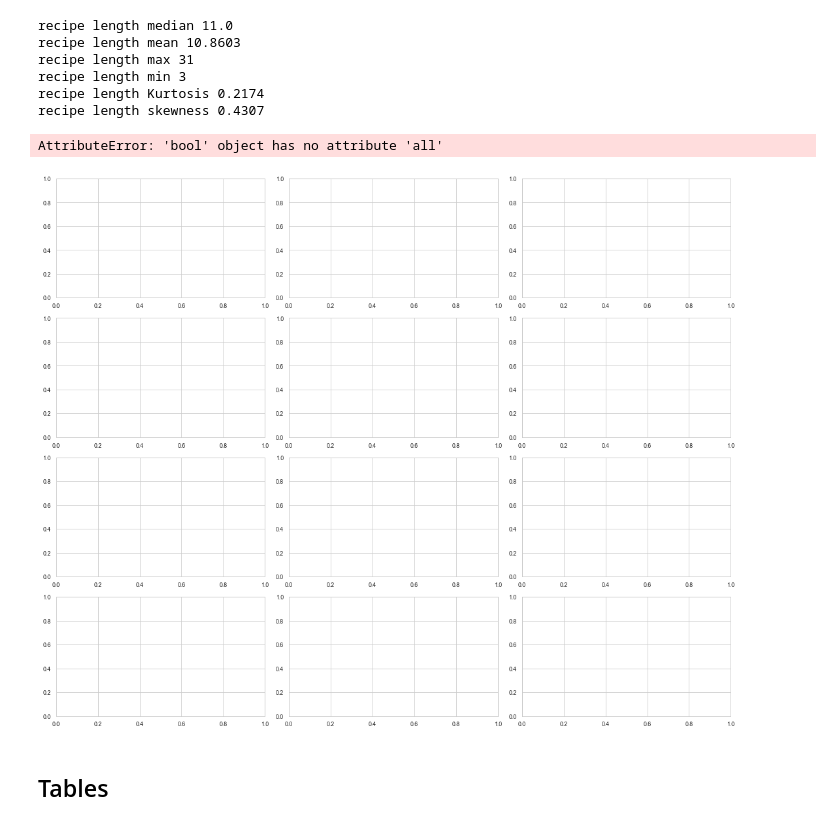
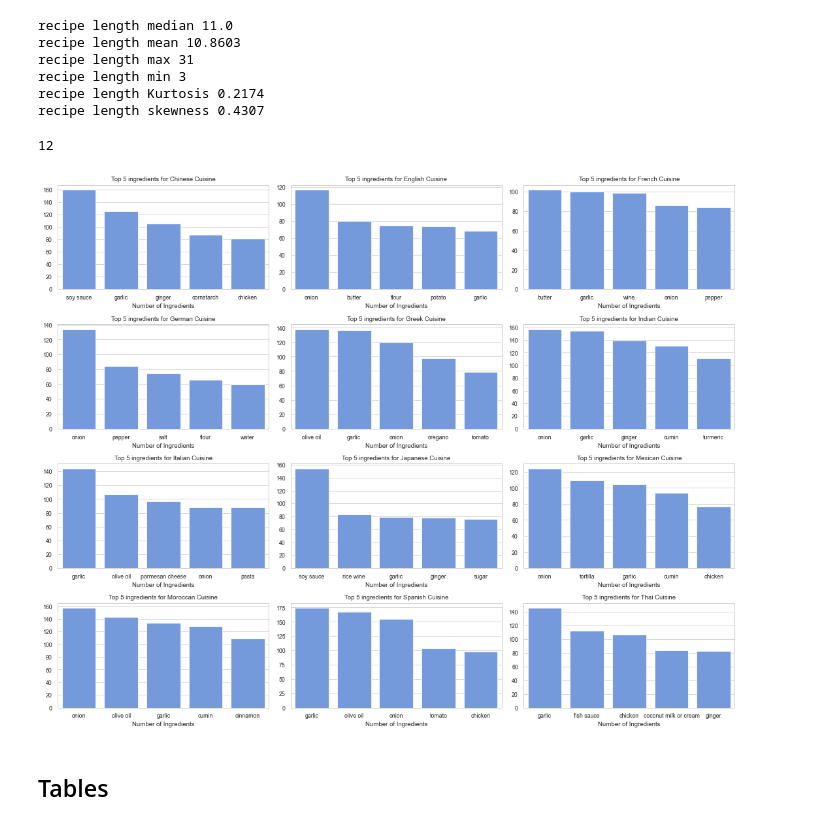
Before and after one commit to TedOiler/dme_gp, a Jupyter notebook: recipes/main.ipynb, the cells around one changed output. Saved outputs shown, nothing was run; the diff lists cells and outputs as text; code cells hidden in the pictures.

Commit message:
Fixed top 5 ingredient per cuisine graph for train data & saved figure

```diff
--- a/recipes/main.ipynb
+++ b/recipes/main.ipynb
@@ -106,28 +106,31 @@ recipe length max 31
 recipe length min 3
 recipe length Kurtosis 0.2174
 recipe length skewness 0.4307
+# %%
+len(y_train_labels.unique())
+# %% [output]
+12
 # %%
 ## Top ingredients per Cuisine
 
-# @nathalie @chris @daniel -> help needed
 n_ing = 5
-ing_list = []
 
 fig, axes = plt.subplots(4,3, figsize=(15,12))
 n = 0
 for i in range(0,4,1):
     for j in range(0,3,1):
         n+=1
-        idx = y_train.index[y_train.values==n]
+        idx = y_train.index[y_train.values == n]
         freq_ing_cuis = X_train.loc[idx].sum()
         most_freq_ing_cuis = freq_ing_cuis.nlargest(n_ing)
-        ing_list.append(most_freq_ing_cuis)
-        fig.tight_layout()
-        ax = sns.barplot(x=most_freq_ing_cuis[0], y=most_freq_ing_cuis[1], ax=axes[i,j], color='cornflowerblue', palette=reversed(cc))
-        # ax.figure.savefig("./Figures/top_ing_per_cuisine.png", dpi=500,bbox_inches='tight') ## Save the figure produced
+        ax = sns.barplot(x=most_freq_ing_cuis.index, y=most_freq_ing_cuis, ax=axes[i,j], color='cornflowerblue')
+        ax.set(xlabel="Number of Ingredients", title="Top 5 ingredients for {} Cuisine".format(labelName_mat[idx[0]][0].item()))
+        plt.tight_layout()
+
+
+# ax.figure.savefig("./Figures/top_ing_per_cuisine.png", dpi=500,bbox_inches='tight') ## Save the figure produced
 # %% [output]
-AttributeError: 'bool' object has no attribute 'all'
-[figure, old version]
+[figure, new version]
 # %% [markdown]
 ## Tables
 # %% [markdown]
```
Also changed, not shown: 1 other file.
